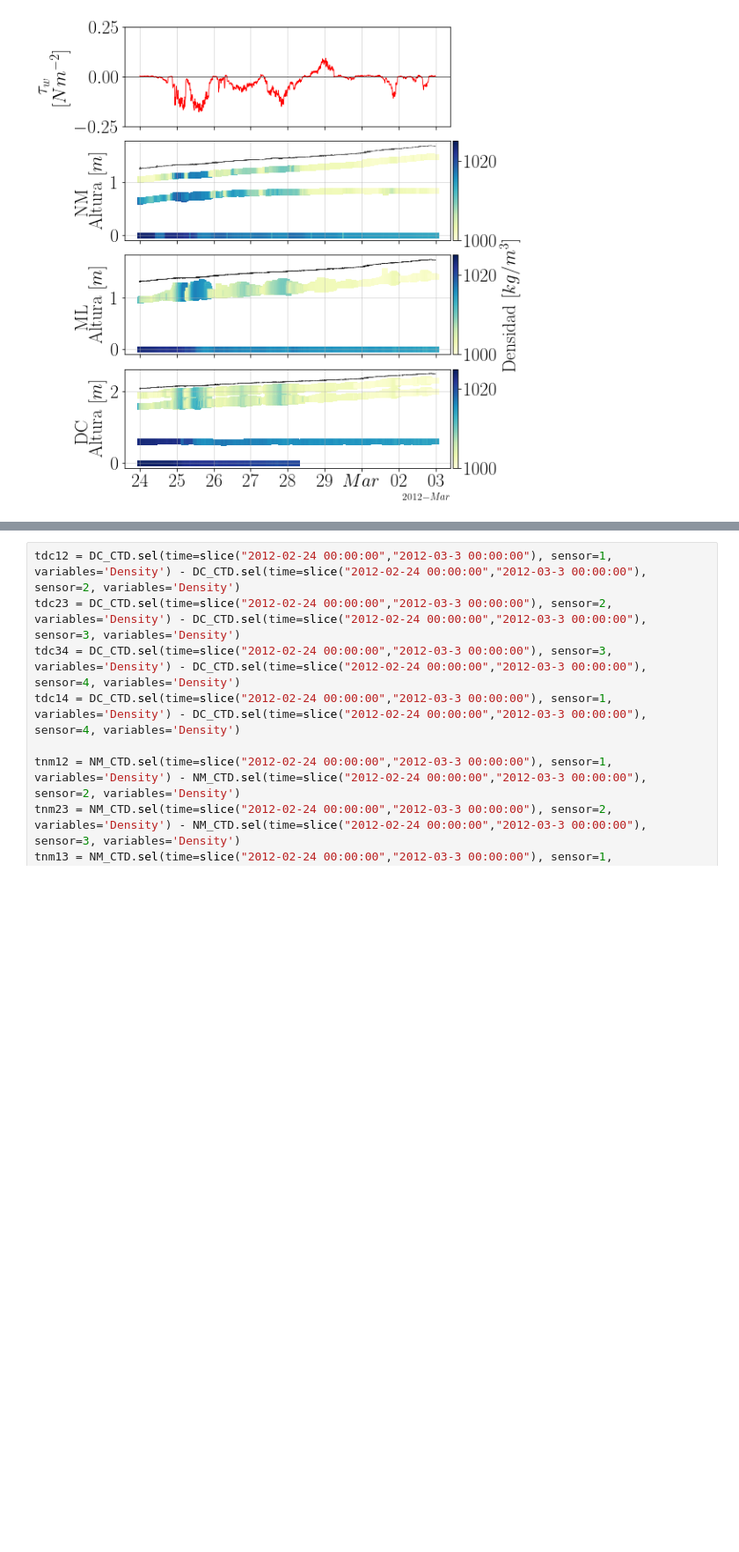
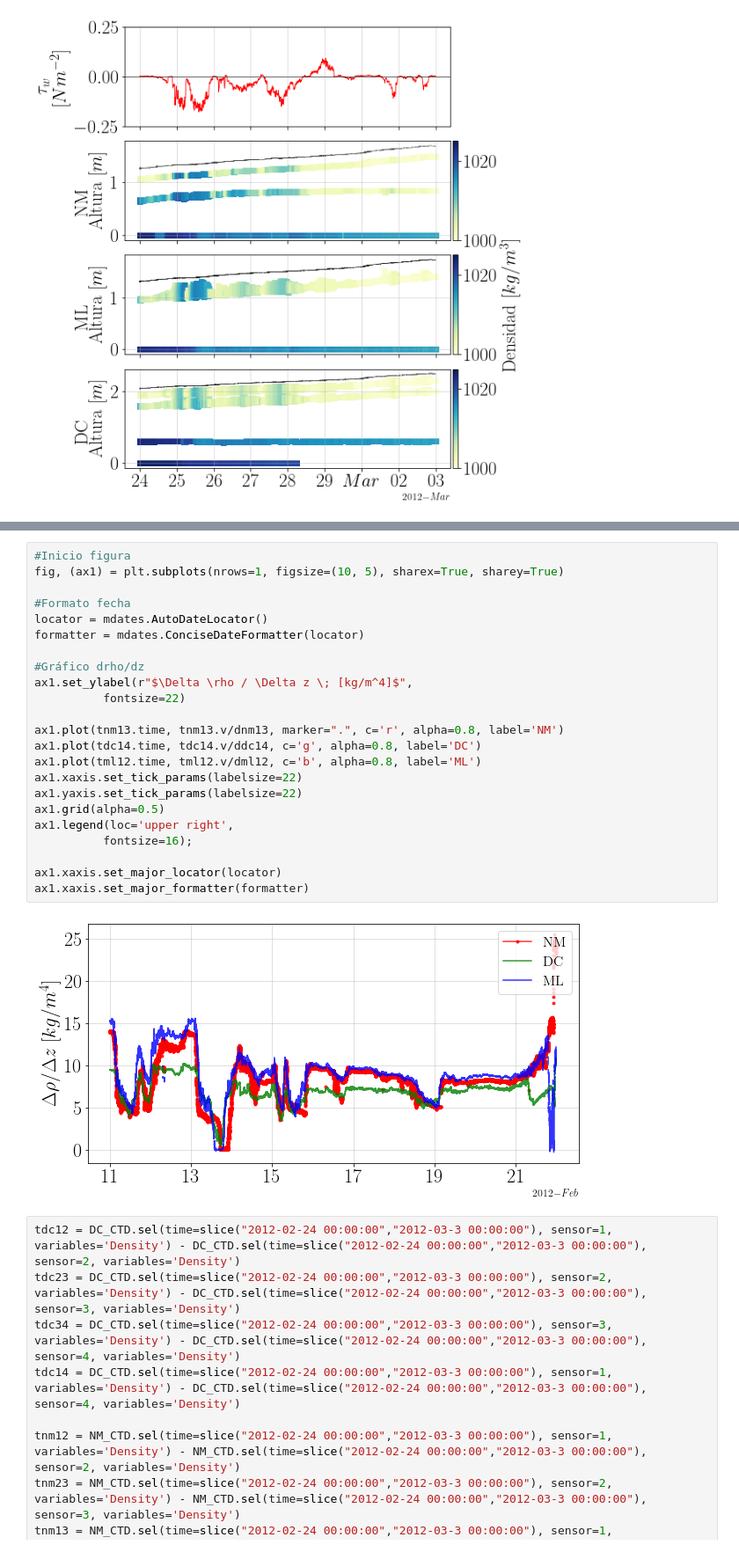
Before and after one commit to Dhannai/Thesis, a Jupyter notebook: febmar/CTD_nuevo.ipynb, the cells around one changed output, grey strips where cells are left out. Shown at 88% size. Saved outputs shown, nothing was run; the diff lists cells and outputs as text; blank space fills up the shorter version.

```diff
--- a/febmar/CTD_nuevo.ipynb
+++ b/febmar/CTD_nuevo.ipynb
@@ -1491,3 +1493,28 @@ ax2.xaxis.set_major_formatter(formatter)
+# %%
+#Inicio figura
+fig, (ax1) = plt.subplots(nrows=1, figsize=(10, 5), sharex=True, sharey=True)
+
+#Formato fecha
+locator = mdates.AutoDateLocator()
+formatter = mdates.ConciseDateFormatter(locator)
+
+#Gráfico drho/dz
+ax1.set_ylabel(r"$\Delta \rho / \Delta z \; [kg/m^4]$",
+          fontsize=22)
+
+ax1.plot(tnm13.time, tnm13.v/dnm13, marker=".", c='r', alpha=0.8, label='NM')
+ax1.plot(tdc14.time, tdc14.v/ddc14, c='g', alpha=0.8, label='DC')
+ax1.plot(tml12.time, tml12.v/dml12, c='b', alpha=0.8, label='ML')
+ax1.xaxis.set_tick_params(labelsize=22)
+ax1.yaxis.set_tick_params(labelsize=22)
+ax1.grid(alpha=0.5)
+ax1.legend(loc='upper right',
+          fontsize=16);
+
+ax1.xaxis.set_major_locator(locator)
+ax1.xaxis.set_major_formatter(formatter)
+# %% [output]
+[figure, added]
 # %%
 tdc12 = DC_CTD.sel(time=slice("2012-02-24 00:00:00","2012-03-3 00:00:00"), sensor=1, variables='Density') - DC_CTD.sel(time=slice("2012-02-24 00:00:00","2012-03-3 00:00:00"), sensor=2, variables='Density')
 tdc23 = DC_CTD.sel(time=slice("2012-02-24 00:00:00","2012-03-3 00:00:00"), sensor=2, variables='Density') - DC_CTD.sel(time=slice("2012-02-24 00:00:00","2012-03-3 00:00:00"), sensor=3, variables='Density')
```
Also changed, not shown: parts of 14 cells of this notebook, 1 other file.
